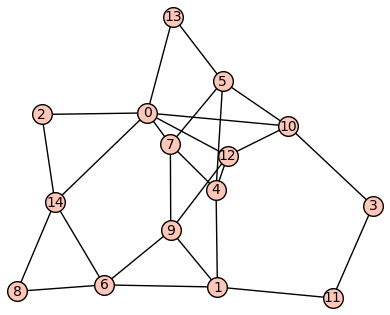
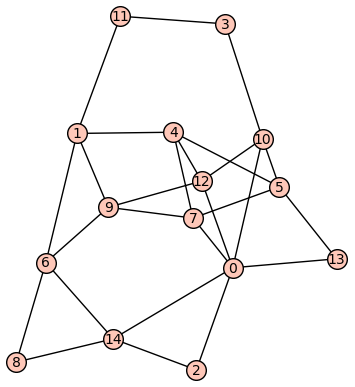
The change to this notebook cell's code, shown as a diff; its figure went from the first image to the second:
--- before
+++ after
@@ -2,3 +2,3 @@
 array = numpy.loadtxt('letter_with_map.txt', dtype=int)
 M = Graph(Matrix(array))
-M.show()
+M.show(save_pos = True)

Commit: Додано а-ля анімацію для графів